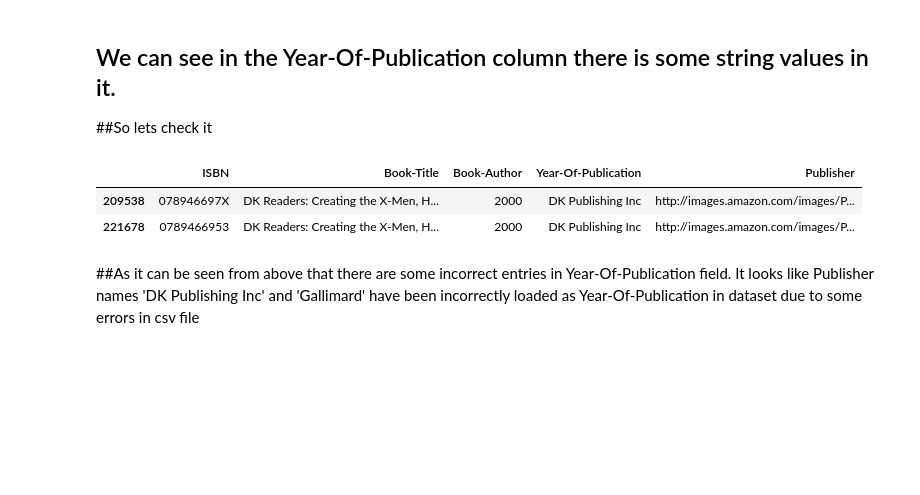
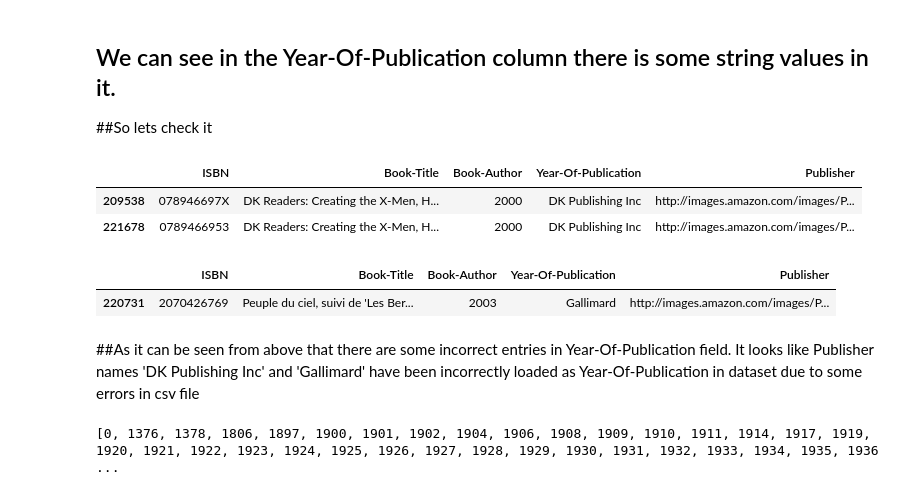
Before and after one commit to IfrazQazi/Book-Recommendation-System, a Jupyter notebook: Book_Recommendation_system.ipynb, the cells around one changed output. Saved outputs shown, nothing was run; the diff lists cells and outputs as text; code cells hidden in the pictures; blank space fills up the shorter version.

```diff
--- a/Book_Recommendation_system.ipynb
+++ b/Book_Recommendation_system.ipynb
@@ -173,5 +174,10 @@ books.loc[books['Year-Of-Publication'] == 'DK Publishing Inc',:]
 |  | ISBN | Book-Title | Book-Author | Year-Of-Publication | Publisher |
 | 209538 | 078946697X | DK Readers: Creating the X-Men, H... | 2000 | DK Publishing Inc | http://images.amazon.com/images/P... |
 | 221678 | 0789466953 | DK Readers: Creating the X-Men, H... | 2000 | DK Publishing Inc | http://images.amazon.com/images/P... |
+# %%
+books.loc[books['Year-Of-Publication'] == 'Gallimard',:]
+# %% [output]
+|  | ISBN | Book-Title | Book-Author | Year-Of-Publication | Publisher |
+| 220731 | 2070426769 | Peuple du ciel, suivi de 'Les Ber... | 2003 | Gallimard | http://images.amazon.com/images/P... |
 # %% [markdown]
 ##As it can be seen from above that there are some incorrect entries in Year-Of-Publication field. It looks like Publisher names 'DK Publishing Inc' and 'Gallimard' have been incorrectly loaded as Year-Of-Publication in dataset due to some errors in csv file
@@ -177,0 +204,4 @@ books.loc[books['Year-Of-Publication'] == 'DK Publishing Inc',:]
+# %%
+print(sorted(list(books['Year-Of-Publication'].unique())))
+# %% [output]
+[0, 1376, 1378, 1806, 1897, 1900, 1901, 1902, 1904, 1906, 1908, 1909, 1910, 1911, 1914, 1917, 1919, 1920, 1921, 1922, 1923, 1924, 1925, 1926, 1927, 1928, 1929, 1930, 1931, 1932, 1933, 1934, 1935, 1936 ...
```
Also changed, not shown: parts of 29 cells of this notebook.
